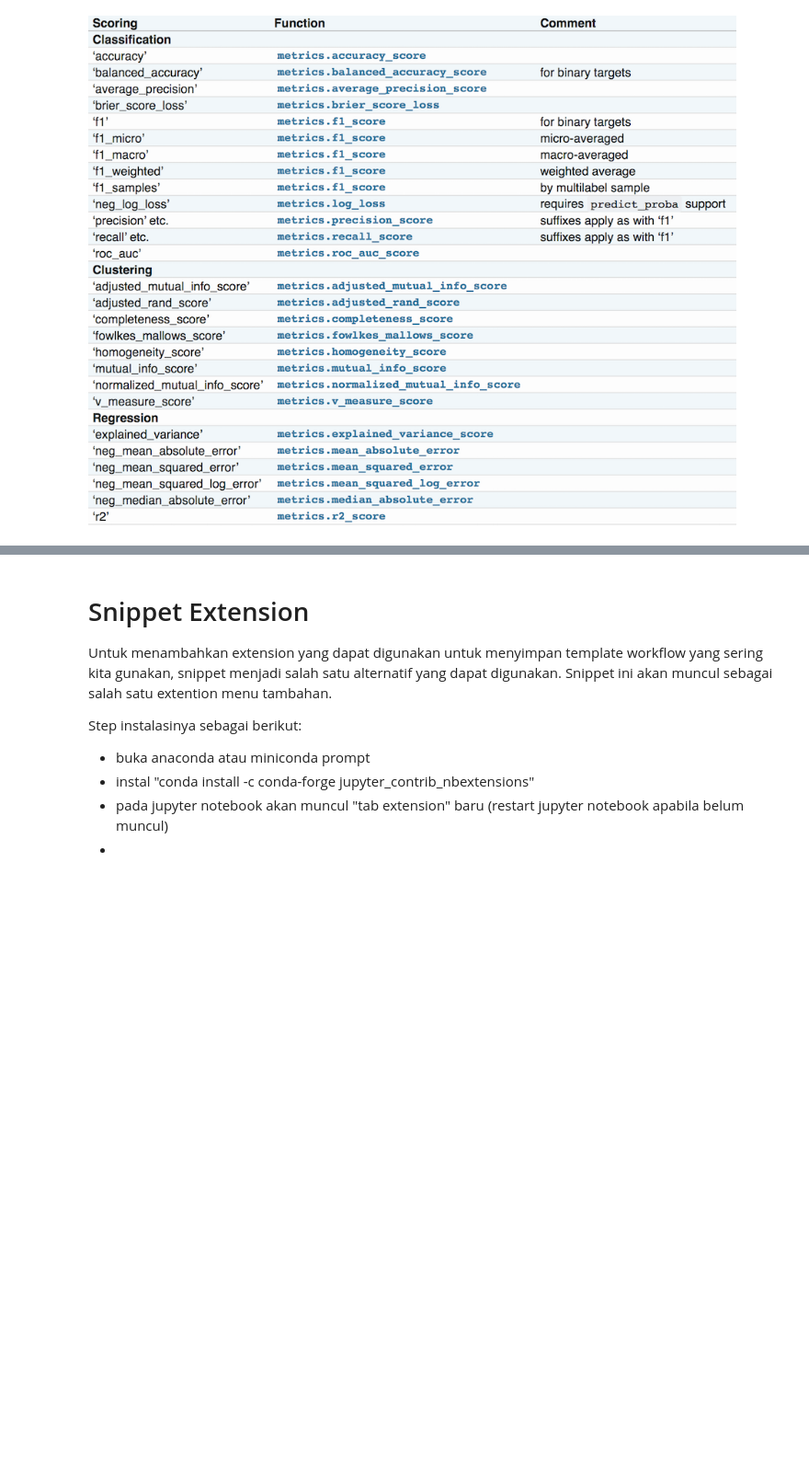
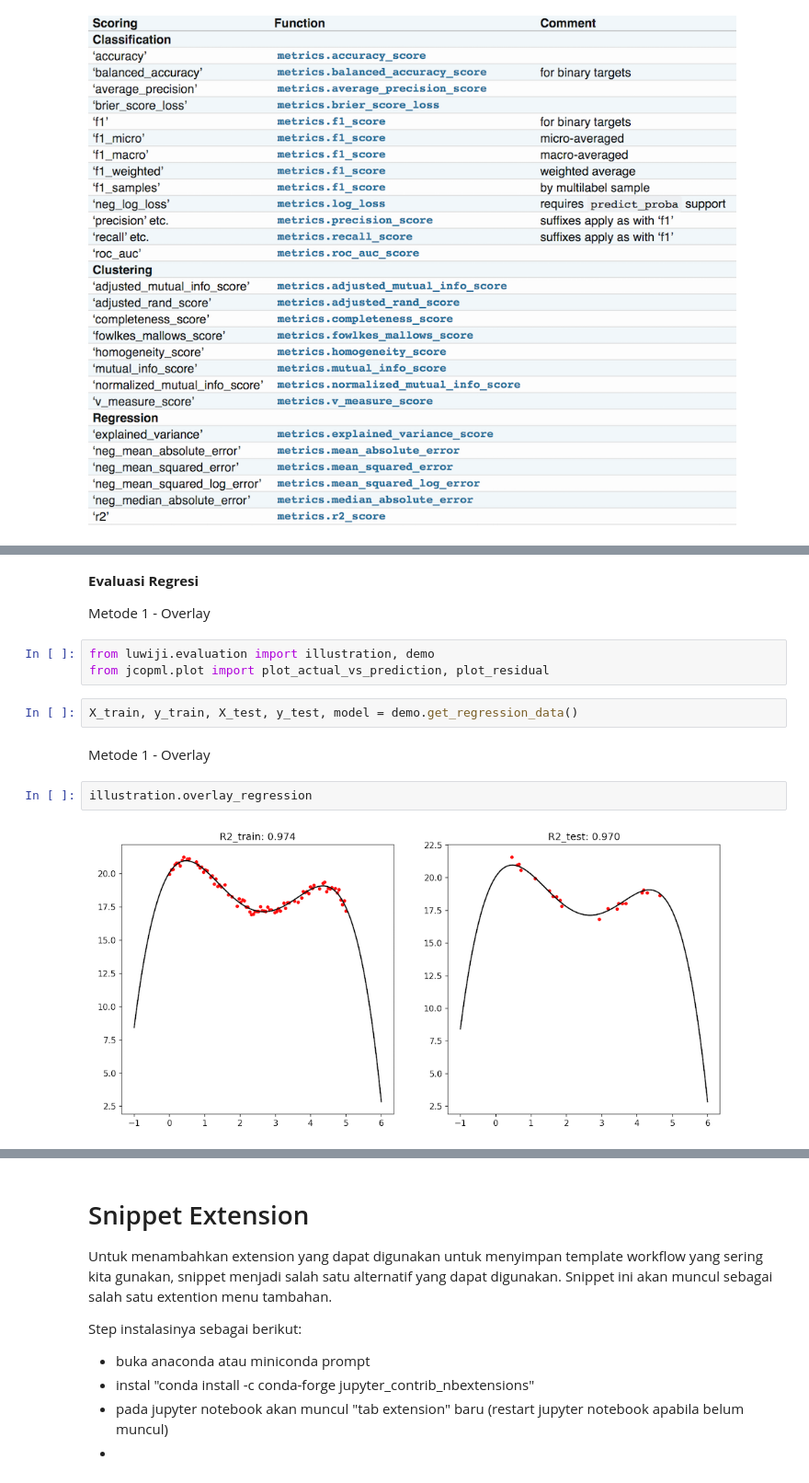
Before and after one commit to budsains/materi, a Jupyter notebook: material_book.ipynb, the cells around one changed output, grey strips where cells are left out. Shown at 92% size. Cells and saved outputs as stored; diff of their text form; blank space fills up the shorter version.

```diff
--- a/material_book.ipynb
+++ b/material_book.ipynb
@@ -1348,0 +1373,15 @@ akar dari MSE
+# %% [markdown]
+**Evaluasi Regresi**
+
+Metode 1 - Overlay
+# %%
+from luwiji.evaluation import illustration, demo
+from jcopml.plot import plot_actual_vs_prediction, plot_residual
+# %%
+X_train, y_train, X_test, y_test, model = demo.get_regression_data()
+# %% [markdown]
+Metode 1 - Overlay
+# %%
+illustration.overlay_regression
+# %% [output]
+[figure, added]
```
Also changed, not shown: parts of 10 cells of this notebook.
